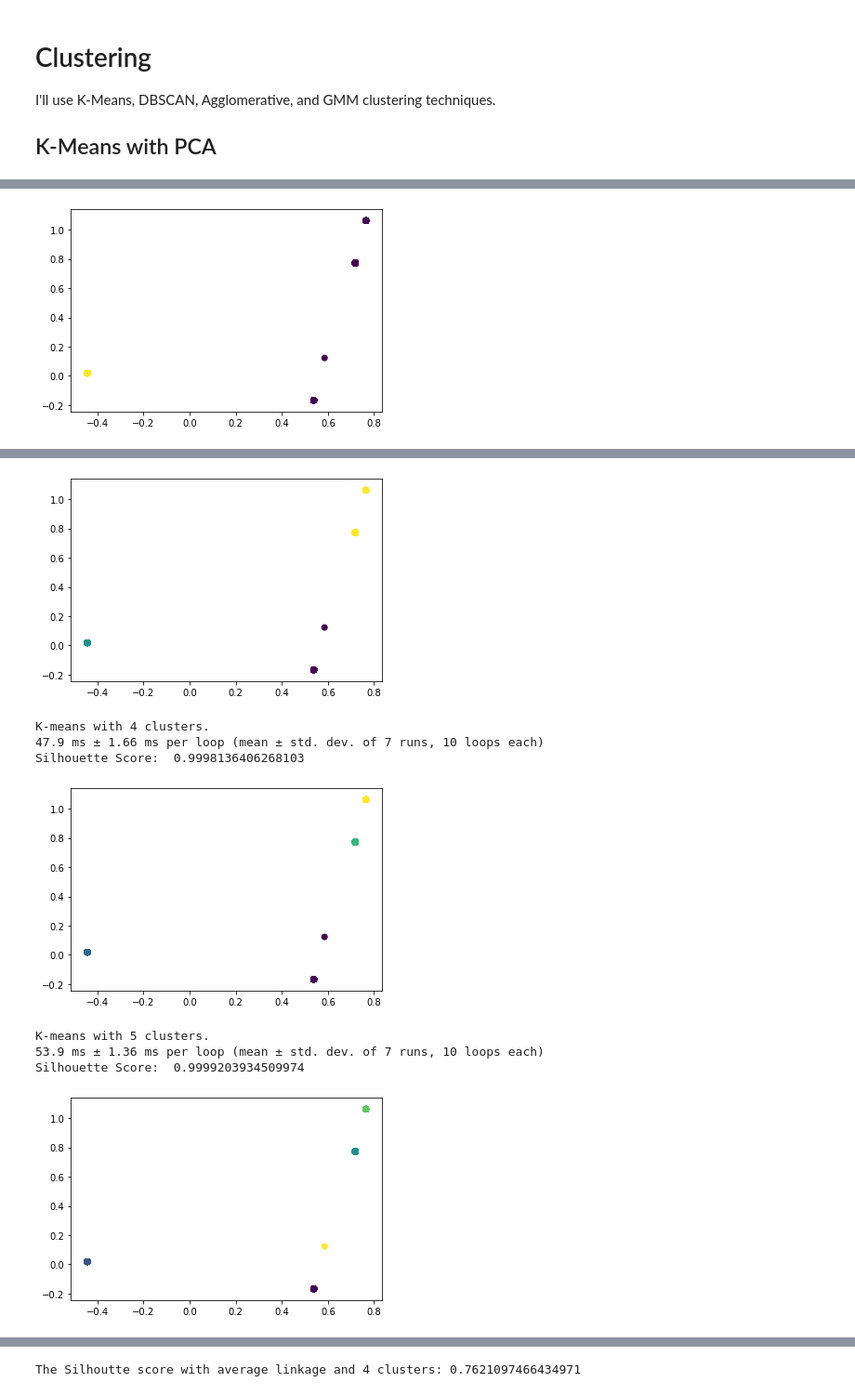
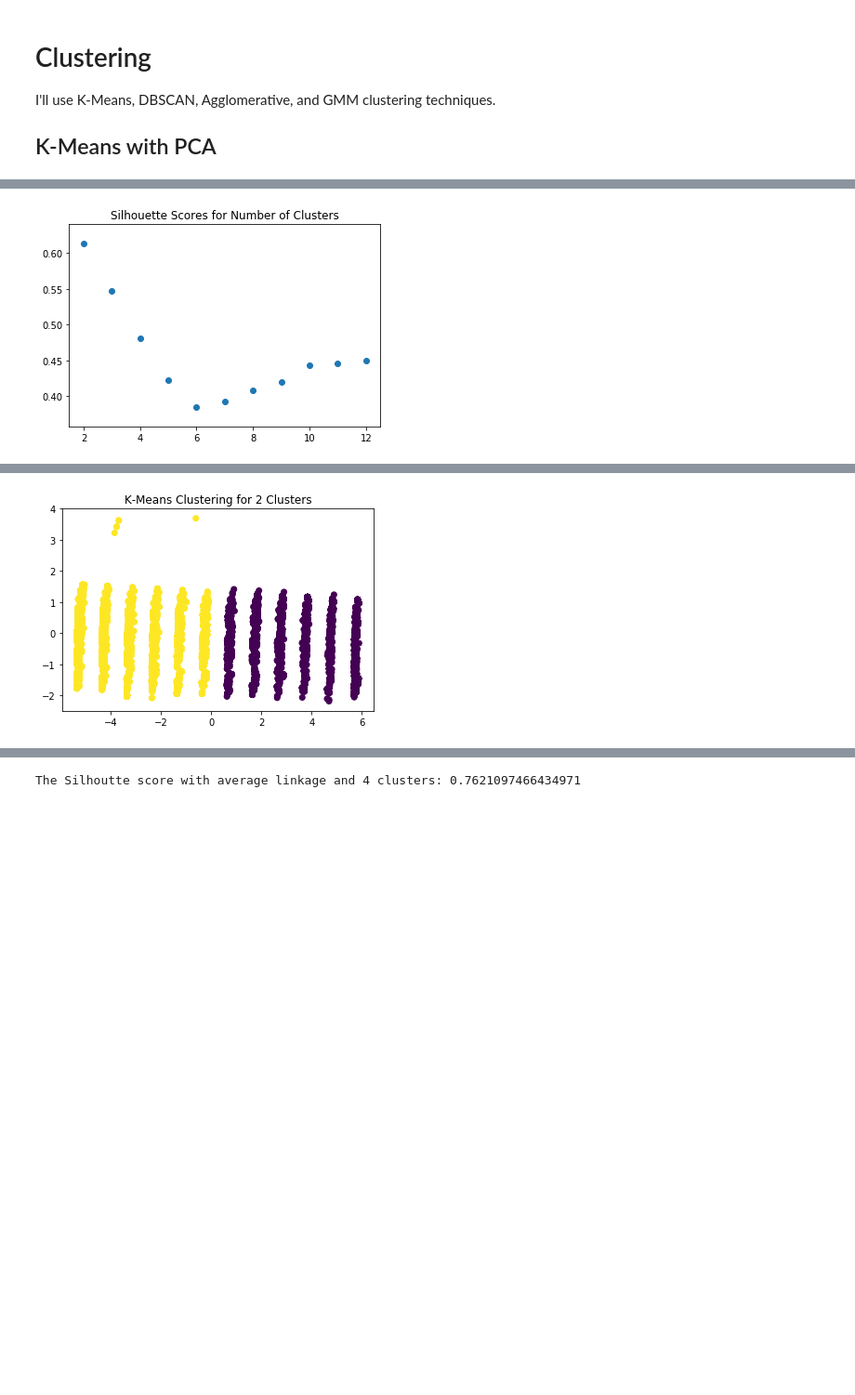
Before and after one commit to saperides/SQL-Foundations-III-Baseball-Drills, a Jupyter notebook: Capstone 3 - Unsupervised Learning with Animal Disease Outbreaks.ipynb, the cells around one changed output, grey strips where cells are left out. Shown at 93% size. Cells and saved outputs as stored; diff of their text form; code cells hidden in the pictures; blank space fills up the shorter version.

```diff
--- a/Capstone 3 - Unsupervised Learning with Animal Disease Outbreaks.ipynb
+++ b/Capstone 3 - Unsupervised Learning with Animal Disease Outbreaks.ipynb
@@ -1020,21 +948,41 @@ Silhouette Score:  0.5650886757121504
 # %%
 pca = PCA(n_components=2)
-pca_components = pca.fit_transform(X_floats)
-clusters = [2, 3, 4, 5, 6]
+pca_components = pca.fit_transform(X_01hd)
+clusters = [2, 3, 4, 5, 6, 7, 8, 9, 10, 11, 12]
 silhouettes_kpca = []
+silhouettes_kpca_dict = {} # silhoutte scores are keys, clusters are values
+dbs_kpca = []
 
+# looping through cluster numbers to find the best cluster
 for cluster in clusters:
-    print('K-means with', cluster, 'clusters.')
-    labels = KMeans(n_clusters= cluster, random_state=123).fit_predict(pca_components)
+
+    labels = KMeans(n_clusters=cluster, random_state=123).fit_predict(pca_components)
     kmeans_cluster = KMeans(n_clusters=cluster, random_state=123)
     %timeit kmeans_cluster.fit(pca_components)
     y_pred = kmeans_cluster.predict(pca_components)
-    silhouette = metrics.silhouette_score(pca_components, labels, metric='euclidean', sample_size=7000)
+    silhouette = metrics.silhouette_score(pca_components, labels, metric='euclidean', sample_size=5000)
     silhouettes_kpca.append(silhouette)
-    print('Silhouette Score: ', silhouette)
-    plt.scatter(pca_components[:,0], pca_components[:,1], c=y_pred)
-    plt.show()
-    print('\n')
+    silhouettes_kpca_dict[silhouette] = cluster
+    db = metrics.davies_bouldin_score(pca_components, labels)
+    dbs_kpca.append(db)
 
-print('The greatest silhouette score is {}.'.format(max(silhouettes_kpca)))
+# plotting the silhouette scores
+plt.title('Silhouette Scores for Number of Clusters')
+plt.scatter(list(silhouettes_kpca_dict.values()), list(silhouettes_kpca_dict.keys()))
+plt.show()
+
+
+print('Best Silhouette score is {} with {} clusters. '.format(max(silhouettes_kpca_dict.keys()), silhouettes_kpca_dict[max(silhouettes_kpca_dict.keys())]))
+print('Best Davies Bouldin score: ', min(dbs_kpca))
+
+# plotting the clusters with the best silhouette score
+best_cluster = silhouettes_kpca_dict[max(silhouettes_kpca_dict.keys())]
+labels = KMeans(n_clusters=best_cluster, random_state=123).fit_predict(pca_components)
+kmeans_cluster = KMeans(n_clusters=best_cluster, random_state=123)
+%timeit kmeans_cluster.fit(pca_components)
+y_pred = kmeans_cluster.predict(pca_components)
+
+plt.title('K-Means Clustering for {} Clusters'.format(silhouettes_kpca_dict[max(silhouettes_kpca_dict.keys())]))
+plt.scatter(pca_components[:,0], pca_components[:,1], c=y_pred)
+plt.show()
 # %% [output]
@@ -1044 +1000 @@ Silhouette Score:  0.9052376733860652
-[figure, old version]
+[figure, new version]
@@ -1048,9 +1004 @@ Silhouette Score:  0.993287207488237
-[figure, old version]
+[figure, new version]
-K-means with 4 clusters.
-47.9 ms ± 1.66 ms per loop (mean ± std. dev. of 7 runs, 10 loops each)
-Silhouette Score:  0.9998136406268103
-[figure, removed]
-K-means with 5 clusters.
-53.9 ms ± 1.36 ms per loop (mean ± std. dev. of 7 runs, 10 loops each)
-Silhouette Score:  0.9999203934509974
-[figure, removed]
```
Also changed, not shown: parts of 16 cells of this notebook.
